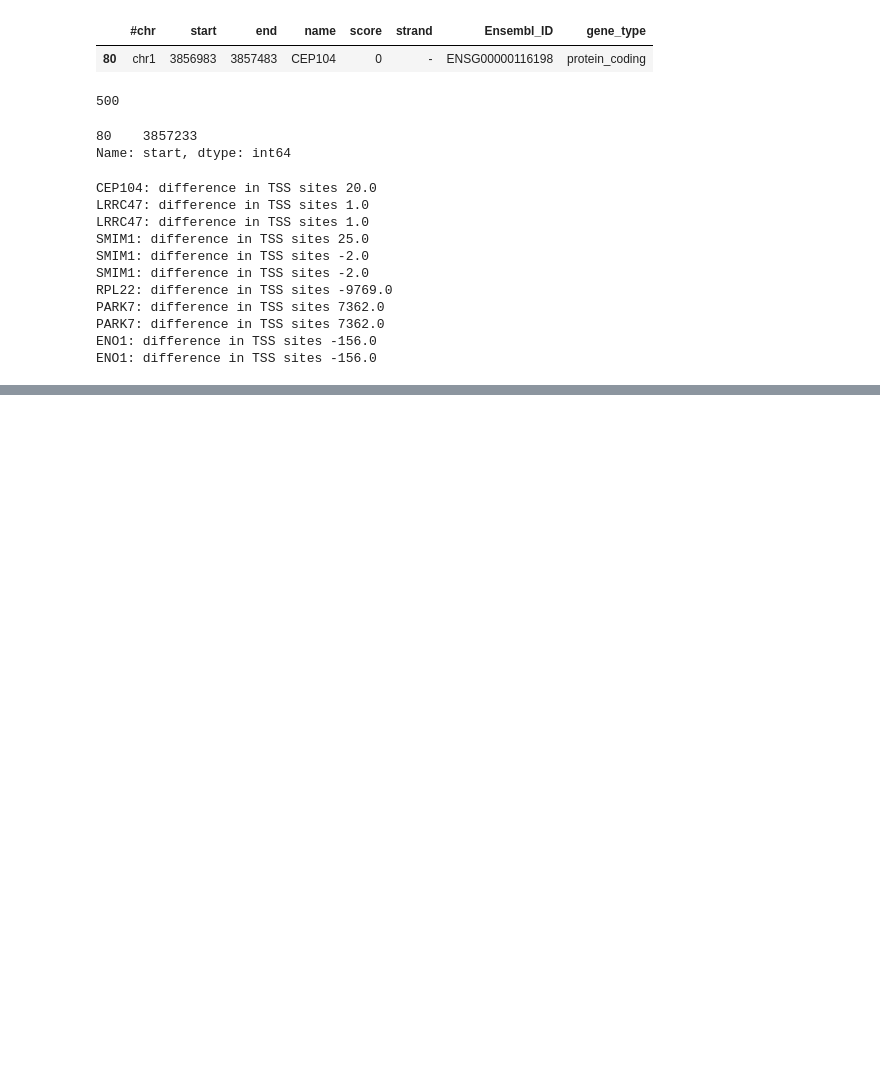
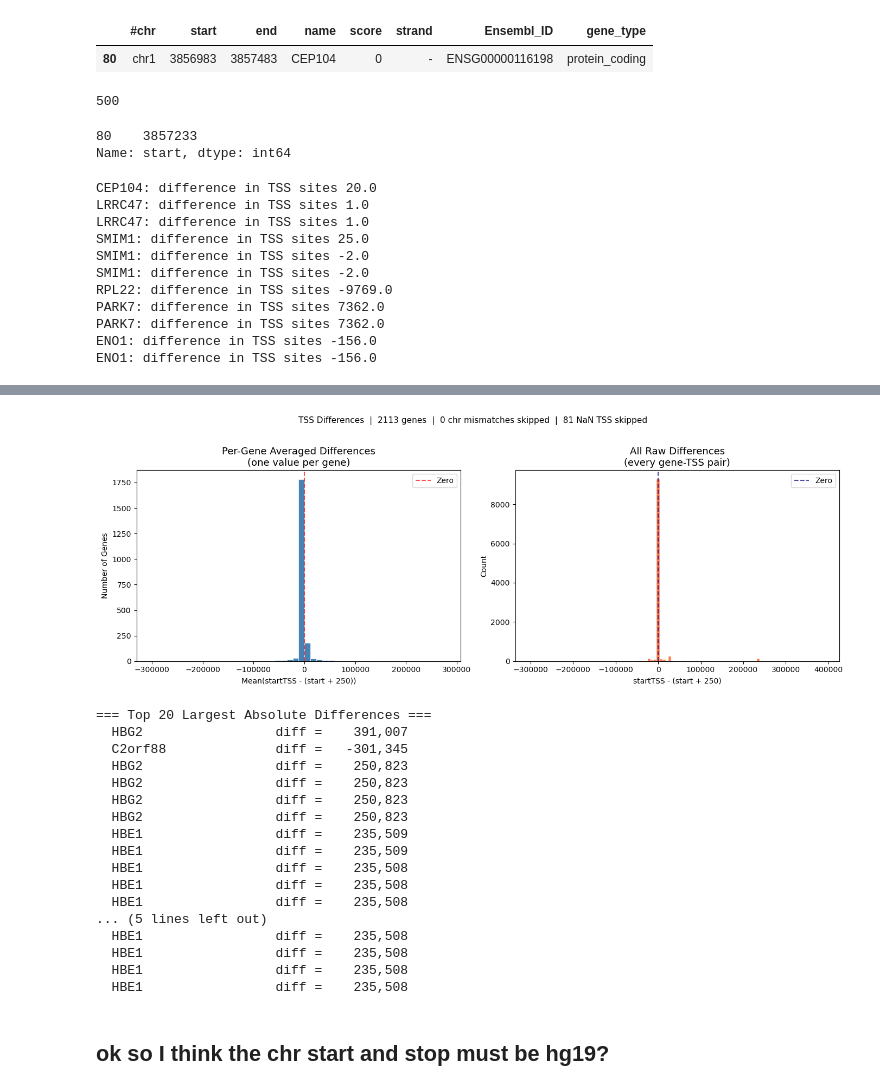
Before and after one commit to Sarthak-Ti/caduceus, a Jupyter notebook: code_test/EP_linking.ipynb, the cells around one changed output, grey strips where cells are left out. Saved outputs shown, nothing was run; the diff lists cells and outputs as text; code cells hidden in the pictures; blank space fills up the shorter version.

```diff
--- a/code_test/EP_linking.ipynb
+++ b/code_test/EP_linking.ipynb
@@ -207,0 +615,60 @@ ENO1: difference in TSS sites -156.0
+# %%
+# --- Derived structures ---
+gene_avg = {gene: np.mean(diffs) for gene, diffs in differences.items()}
+all_diffs = [d for diffs in differences.values() for d in diffs]
+
+# --- Plot ---
+fig, axes = plt.subplots(1, 2, figsize=(14, 5))
+
+axes[0].hist(list(gene_avg.values()), bins=50, color='steelblue', edgecolor='white', linewidth=0.5)
+axes[0].set_title('Per-Gene Averaged Differences\n(one value per gene)', fontsize=13)
+axes[0].set_xlabel('Mean(startTSS - (start + 250))')
+axes[0].set_ylabel('Number of Genes')
+axes[0].axvline(0, color='red', linestyle='--', alpha=0.7, label='Zero')
+axes[0].legend()
+
+axes[1].hist(all_diffs, bins=100, color='coral', edgecolor='white', linewidth=0.3)
+axes[1].set_title('All Raw Differences\n(every gene-TSS pair)', fontsize=13)
+axes[1].set_xlabel('startTSS - (start + 250)')
+axes[1].set_ylabel('Count')
+axes[1].axvline(0, color='navy', linestyle='--', alpha=0.7, label='Zero')
+axes[1].legend()
+
+plt.suptitle(
+    f'TSS Differences  |  {len(differences)} genes  |  '
+    f'{len(chr_mismatch_genes)} chr mismatches skipped  |  {nan_tss_count} NaN TSS skipped',
+    fontsize=11, y=1.02
+)
+
+plt.tight_layout()
+plt.savefig('tss_differences.png', dpi=150, bbox_inches='tight')
+plt.show()
+
+# --- Largest differences ---
+print("\n=== Top 20 Largest Absolute Differences ===")
+flat_records = [(gene, diff) for gene, diffs in differences.items() for diff in diffs]
+flat_records.sort(key=lambda x: abs(x[1]), reverse=True)
+
+for gene, diff in flat_records[:20]:
+    print(f"  {gene:<20} diff = {diff:>10,.0f}")
+# %% [output]
+[figure, added]
+=== Top 20 Largest Absolute Differences ===
+  HBG2                 diff =    391,007
+  C2orf88              diff =   -301,345
+  HBG2                 diff =    250,823
+  HBG2                 diff =    250,823
+  HBG2                 diff =    250,823
+  HBG2                 diff =    250,823
+  HBE1                 diff =    235,509
+  HBE1                 diff =    235,509
+  HBE1                 diff =    235,508
+  HBE1                 diff =    235,508
+  HBE1                 diff =    235,508
+... (5 lines left out)
+  HBE1                 diff =    235,508
+  HBE1                 diff =    235,508
+  HBE1                 diff =    235,508
+  HBE1                 diff =    235,508
+# %% [markdown]
+## ok so I think the chr start and stop must be hg19?
```
Also changed, not shown: parts of 53 cells of this notebook, 17 other files.
